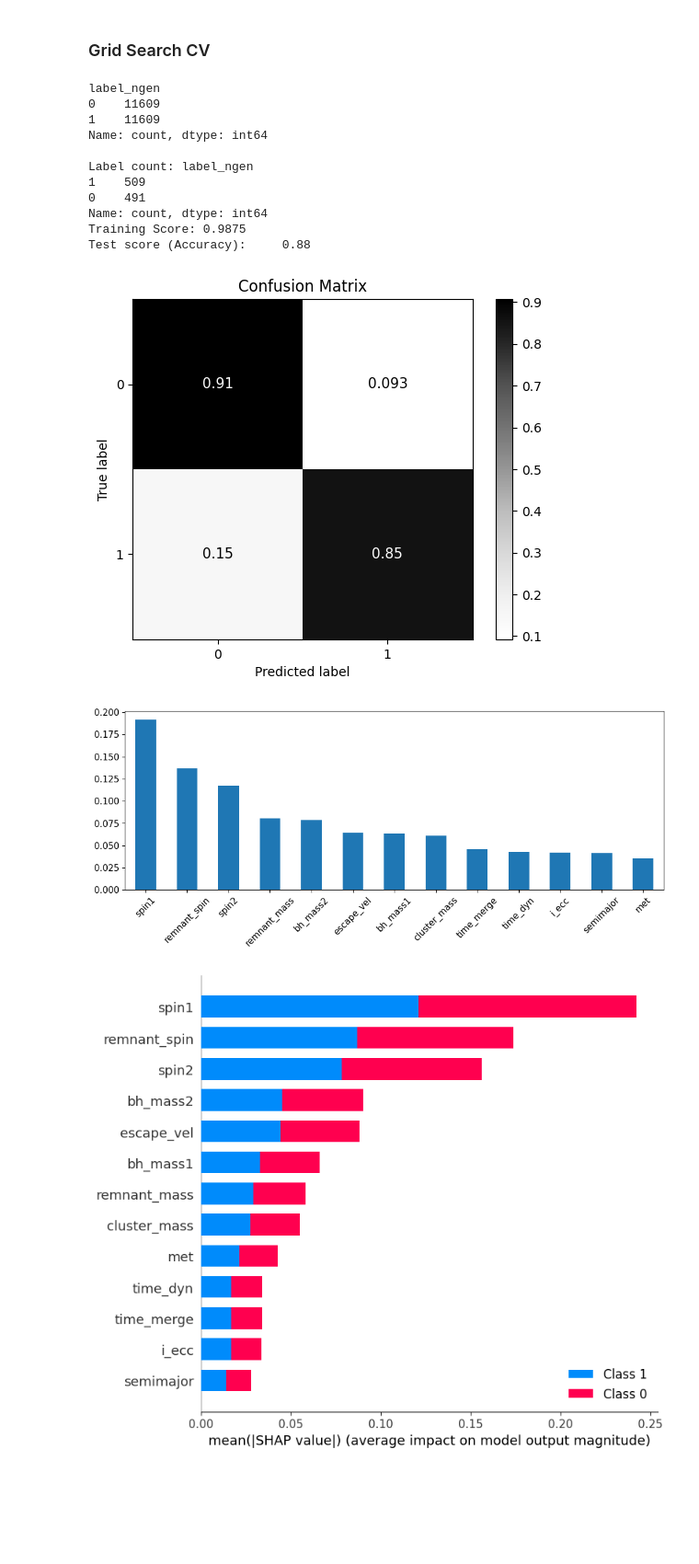
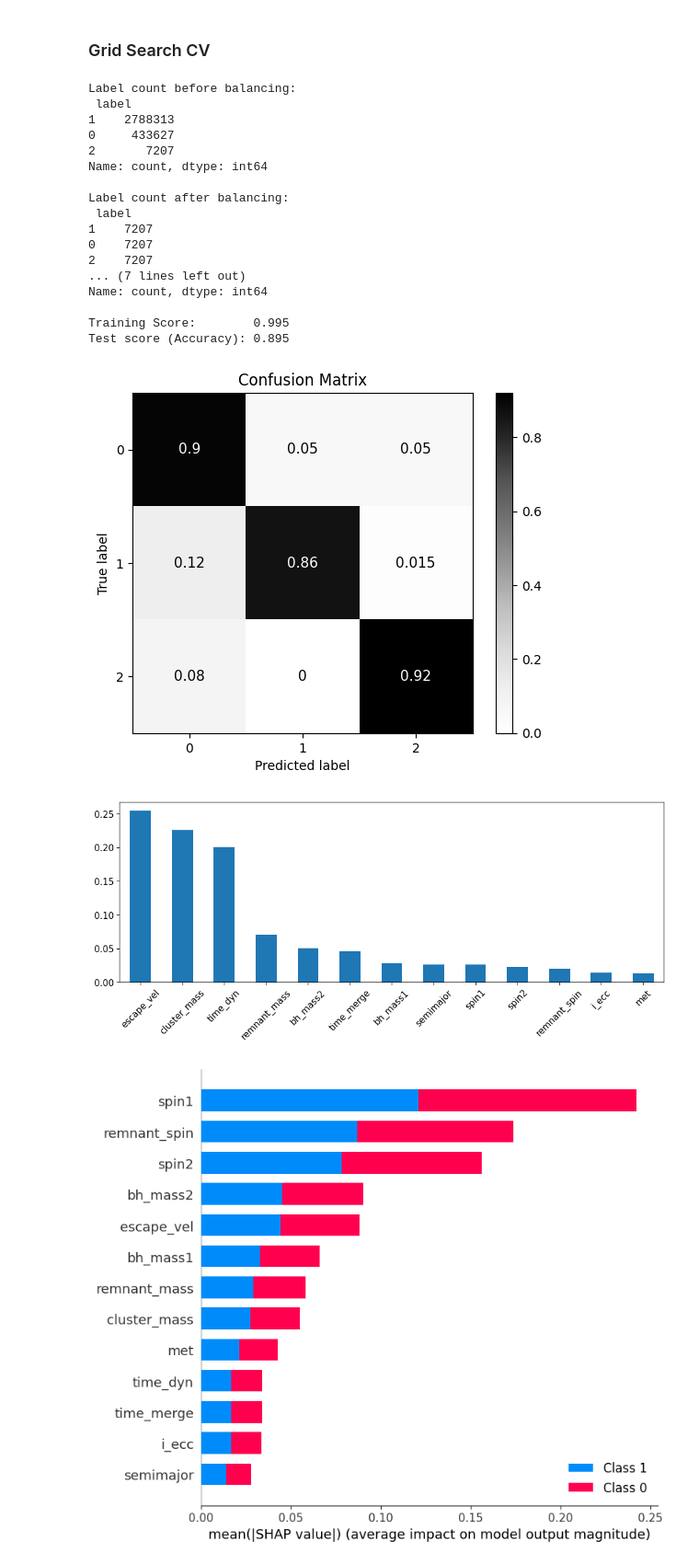
Before and after one commit to EugeniaBoccanera/hm_bbh, a Jupyter notebook: project_v1.ipynb, the cells around one changed output. Shown at 92% size. Drawn from its saved outputs; the diff is of its cells as text; code cells hidden in the pictures; blank space fills up the shorter version.

```diff
--- a/project_v1.ipynb
+++ b/project_v1.ipynb
@@ -494,26 +501,32 @@ def gridsearch_RF(param_grid: dict, cv: int, X_train: npt.NDArray, y_train: npt.
     return RF_best, y_pred, grid_search
 # %%
 df_1 = df.filter(pl.col('label')==0)
-X, y, X_train, y_train, X_test, y_test = data_preprocessing(df_1, n_sample=1000, label='label_ngen', test_size=0.2)
+X, y, X_train, y_train, X_test, y_test = data_preprocessing(df, n_sample=1000, label='label', test_size=0.2)
 
 
 RF, y_pred = simple_RF(X_train, y_train, X_test)
 
 model_evaluation(RF, X, y, X_train, y_train, X_test, y_test, y_pred)
 # %% [output]
-label_ngen
-0    11609
-1    11609
+Label count before balancing:
+ label
+1    2788313
+0     433627
+2       7207
 Name: count, dtype: int64
 
-Label count: label_ngen
-1    509
-0    491
+Label count after balancing:
+ label
+1    7207
+0    7207
+2    7207
+... (7 lines left out)
 Name: count, dtype: int64
-Training Score: 0.9875
-Test score (Accuracy):     0.88
+
+Training Score:        0.995
+Test score (Accuracy): 0.895
-[figure, old version]
+[figure, new version]
-[figure, old version]
+[figure, new version]
 # %%
 %%time
 X, y, X_train, y_train, X_test, y_test = data_preprocessing(df, n_samples=10000, label='label', random_state=42, test_size=0.2)
```
Also changed, not shown: parts of 10 cells of this notebook.
